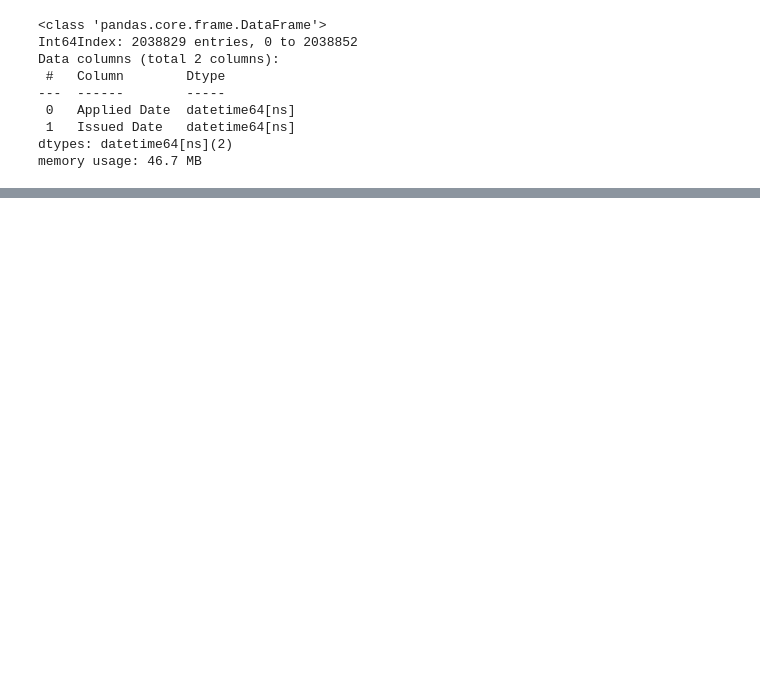
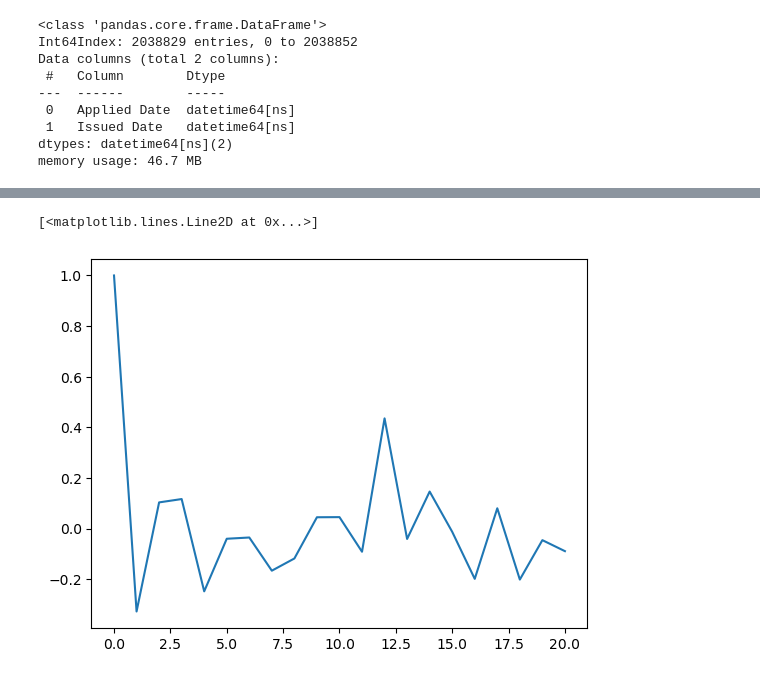
Before and after one commit to rezaganj/Capstone1-Construction-Permits-Austin-TX, a Jupyter notebook: notebooks/main.ipynb, the cells around one changed output, grey strips where cells are left out. Cells and saved outputs as stored; diff of their text form; code cells hidden in the pictures; blank space fills up the shorter version.

```diff
--- a/notebooks/main.ipynb
+++ b/notebooks/main.ipynb
@@ -415,4 +433,12 @@ Critical Value (1%)             -3.494220
 Critical Value (5%)             -2.889485
 Critical Value (10%)            -2.581676
 dtype: float64
+# %%
+lag_acf = acf(permit_by_month_2010_2020_log_shift, nlags=20)
+lag_pacf = pacf(permit_by_month_2010_2020_log_shift, nlags=20, method='ols')
+# %%
+plt.plot(lag_acf)
+# %% [output]
+[<matplotlib.lines.Line2D at 0x...>]
+[figure, added]
 # %%
```
Also changed, not shown: parts of 30 cells of this notebook.
